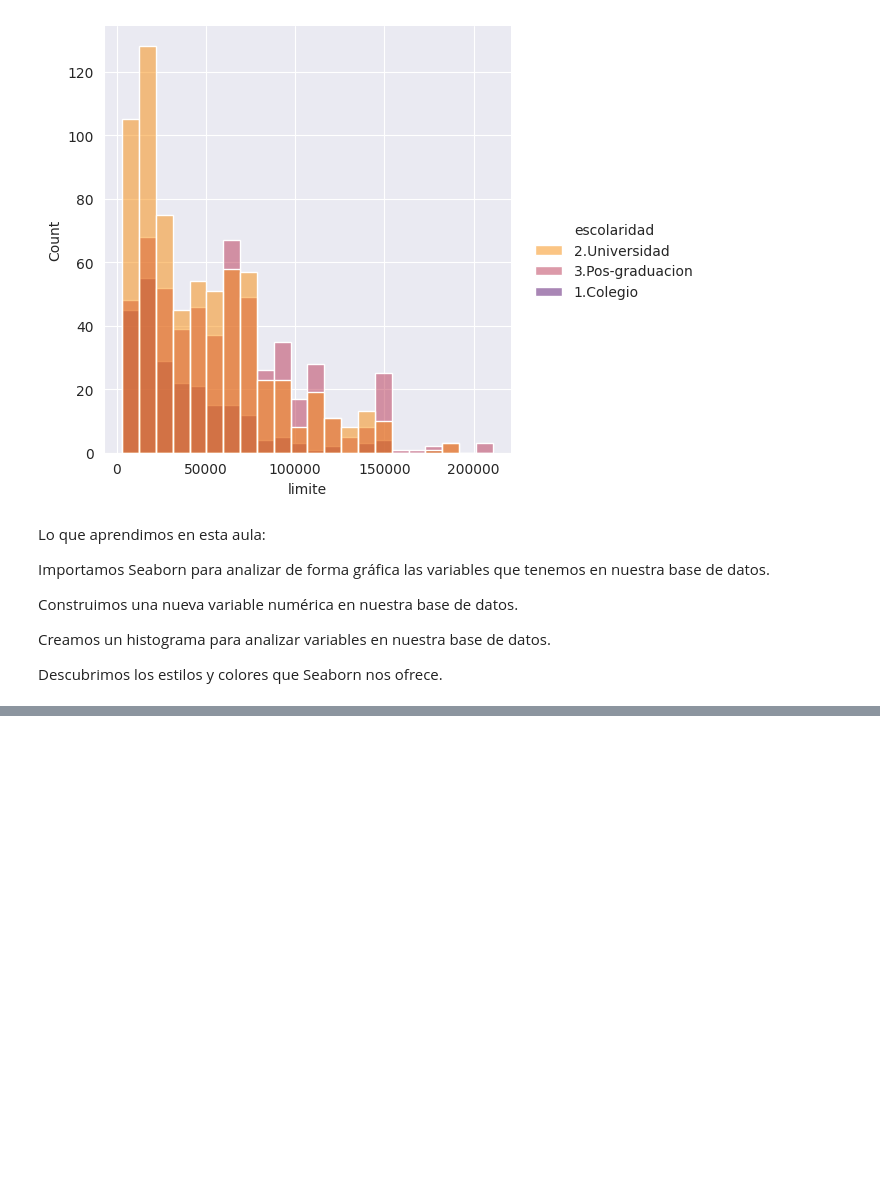
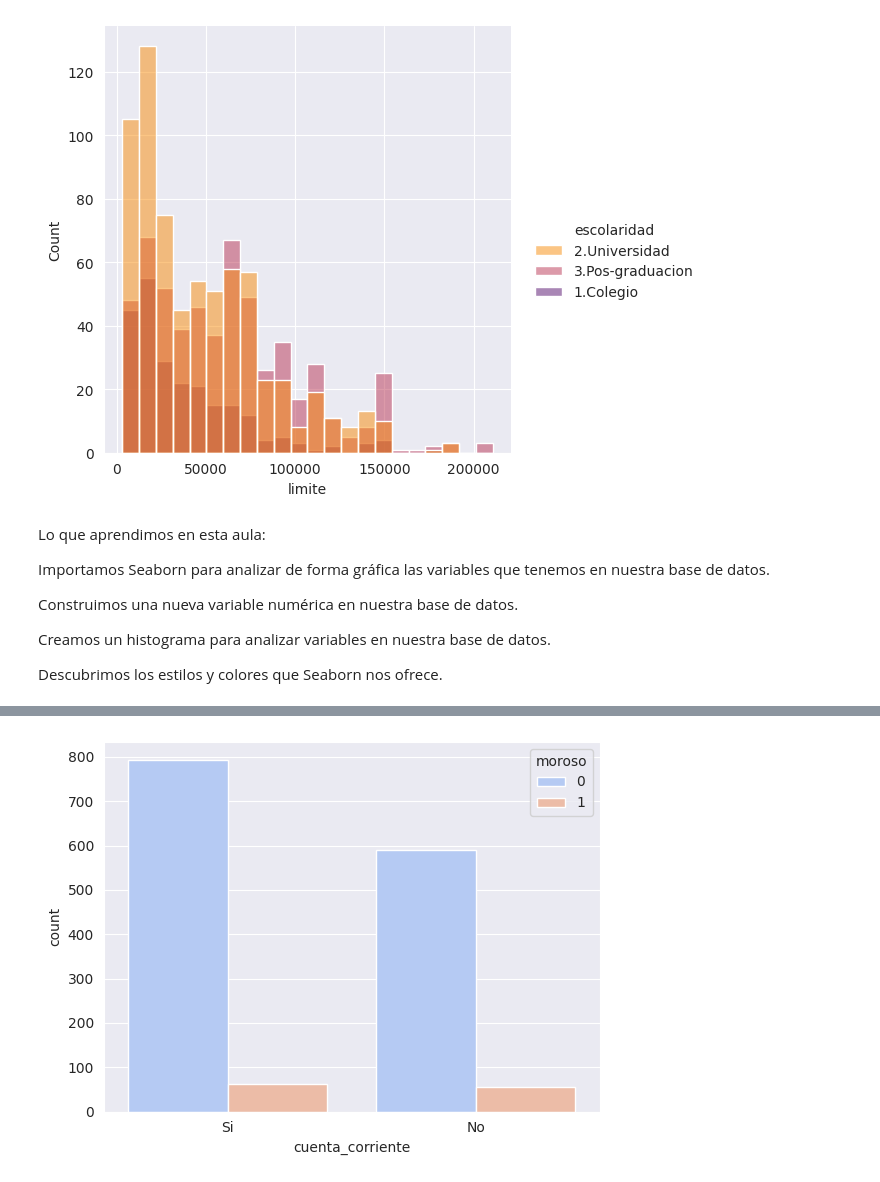
Before and after one commit to AdrianCPC/Visualizacion_datos_matplotlib_seaborn, a Jupyter notebook: Analisis__de__Datos_Seaborn.ipynb, the cells around one changed output, grey strips where cells are left out. Saved outputs shown, nothing was run; the diff lists cells and outputs as text; code cells hidden in the pictures; blank space fills up the shorter version.

```diff
--- a/Analisis__de__Datos_Seaborn.ipynb
+++ b/Analisis__de__Datos_Seaborn.ipynb
@@ -234,0 +246,4 @@ Descubrimos los estilos y colores que Seaborn nos ofrece.
+# %%
+sns.countplot(x='cuenta_corriente', data=tarjetas, hue='moroso', palette='coolwarm');
+# %% [output]
+[figure, added]
```
Also changed, not shown: parts of 21 cells of this notebook.
